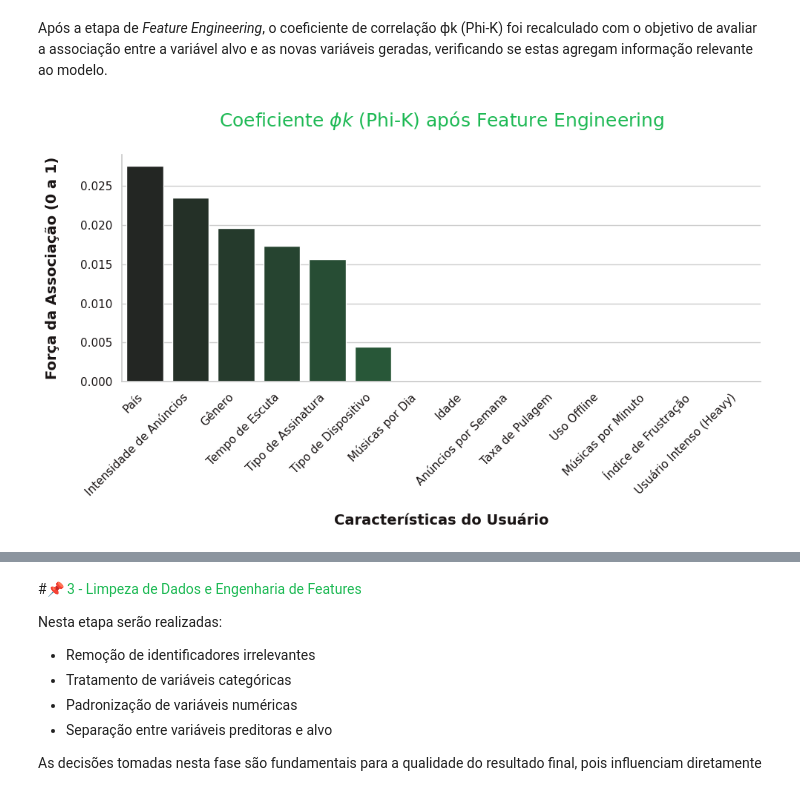
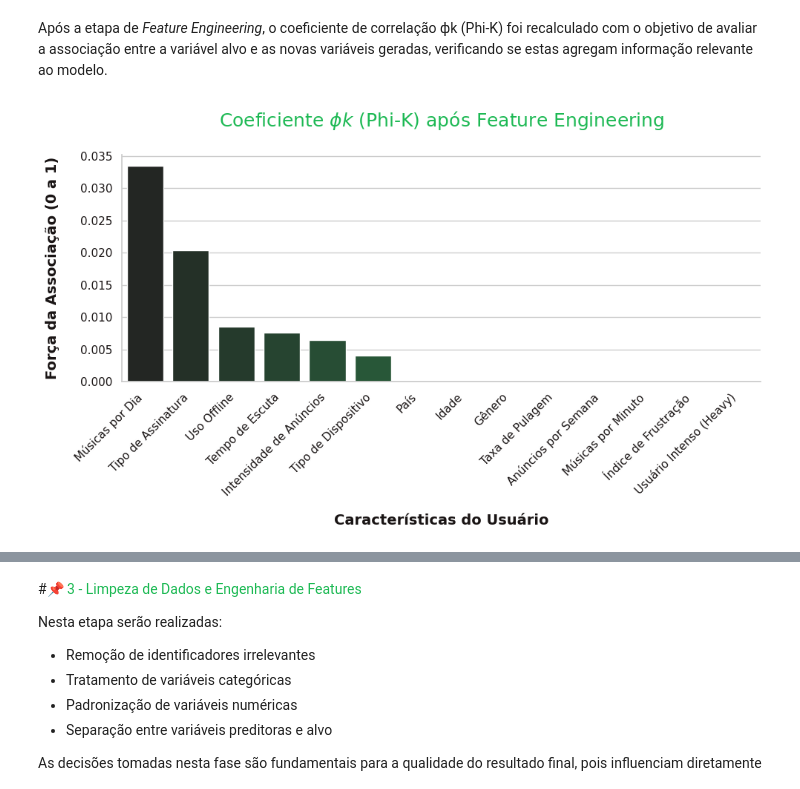
Before and after one commit to marianafernandes2204/Hackathon-ONE---Churn-clientes, a Jupyter notebook: Hackathon_One_II.ipynb, the cells around one changed output, grey strips where cells are left out. Drawn from its saved outputs; the diff is of its cells as text; code cells hidden in the pictures.

```diff
--- a/Hackathon_One_II.ipynb
+++ b/Hackathon_One_II.ipynb
@@ -584,7 +584,7 @@ Por este motivo removemos as colunas que não variam, que nesta situação foi s
 Após a etapa de *Feature Engineering*, o coeficiente de correlação ϕk (Phi-K) foi recalculado com o objetivo de avaliar a associação entre a variável alvo e as novas variáveis geradas, verificando se estas agregam informação relevante ao modelo.
 # %%
 # Criado por Mariana 26/12/2025
-
+# Edição por André 27/12/2025 (Correção df_fast.drop para df.drop para: Leitura completa, precisão alta )
 
 interval_columns = [
     'age',
@@ -596,32 +596,32 @@ interval_columns = [
     'ad_intensity',
     'frustration_index'
 ]
 
-ph_corr = df_fast.drop(columns=['user_id']).phik_matrix(interval_cols=interval_columns)
+ph_corr = df.drop(columns=['user_id']).phik_matrix(interval_cols=interval_columns)
 
 phik_correlations = ph_corr['is_churned'].drop('is_churned').sort_values(ascending=False)
 nomes_traduzidos = [tradutor.get(col, col) for col in phik_correlations.index]
 nome_alvo = tradutor.get('is_churned', 'Churn')
 
 plt.figure(figsize=(10, 6))
 sns.barplot(
     x=nomes_traduzidos,
     y=phik_correlations.values,
     hue=nomes_traduzidos,
     palette='dark:#1DB954',
     legend=False
 )
 
 plt.axhline(0, color='#191414', linewidth=0.8)
 
 plt.title(r'Coeficiente $\phi k$ (Phi-K) após Feature Engineering' + '\n', fontsize=18, color="#1DB954")
 plt.xlabel('Características do Usuário', fontsize=14, color="#191414", labelpad=15, fontweight='bold')
 plt.ylabel('Força da Associação (0 a 1)', fontsize=14, color="#191414", labelpad=20, fontweight='bold')
 
 plt.xticks(rotation=45, ha='right', color="#191414")
 plt.yticks(color="#191414")
 sns.despine()
 plt.tight_layout()
 plt.show()
 # %% [output]
-[figure, old version]
+[figure, new version]
```
Also changed, not shown: parts of 11 cells of this notebook.
